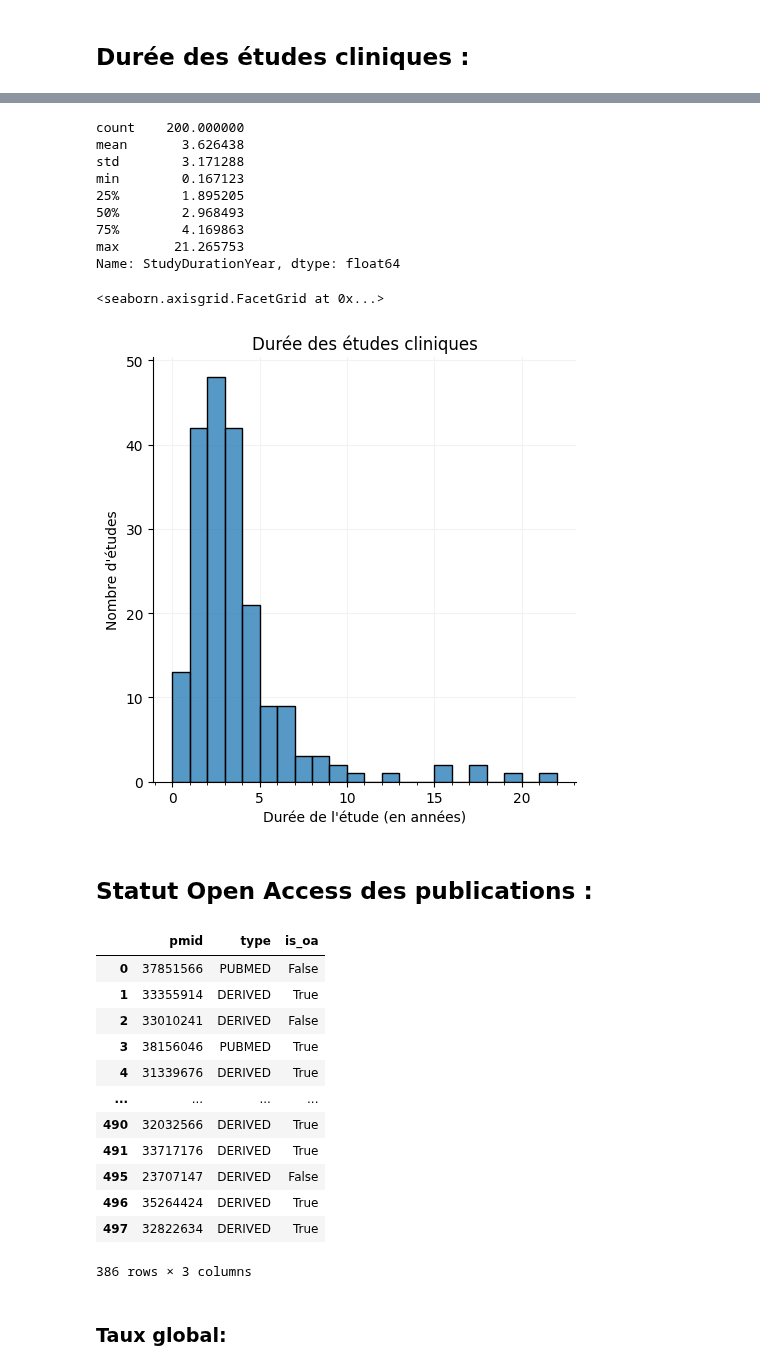
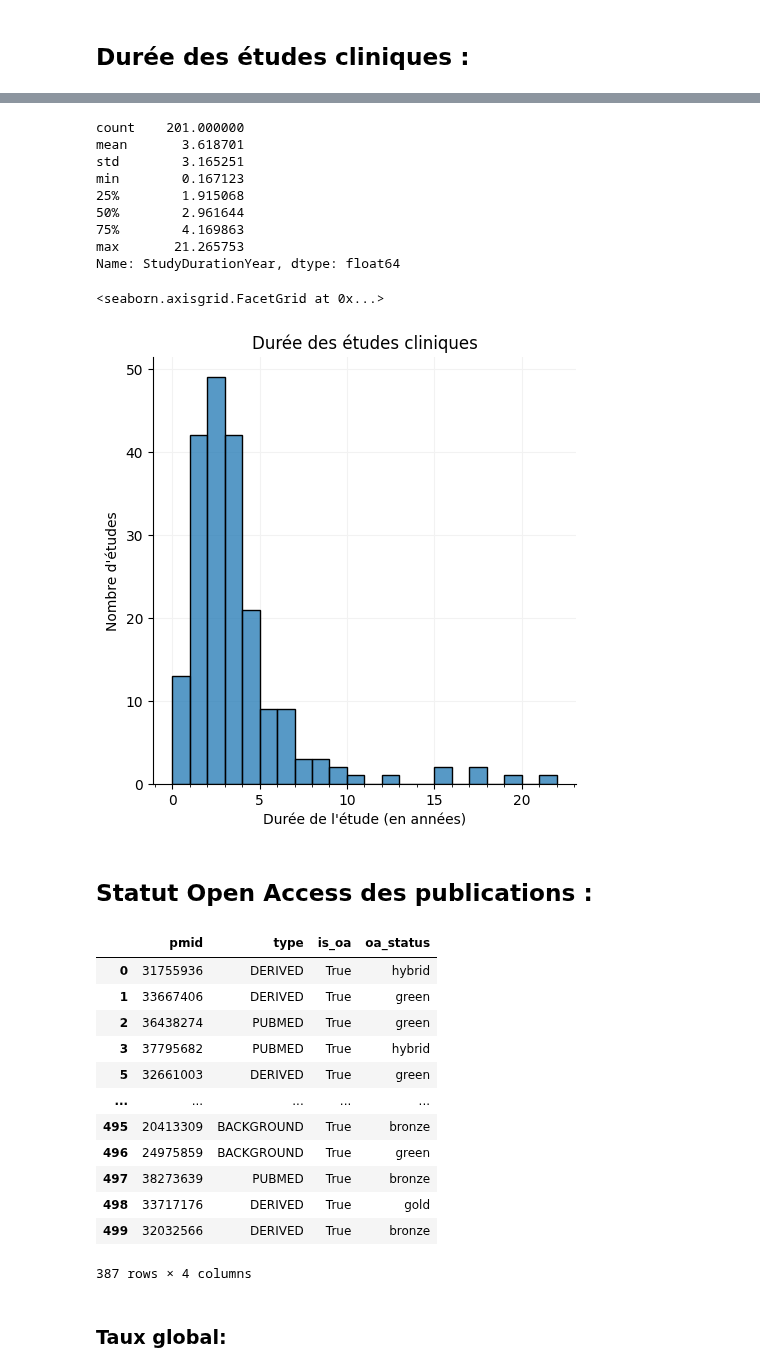
Before and after one commit to Inserm-IST/BSO-Inserm-Sante, a Jupyter notebook: 02_traitement_donnees_sante.ipynb, the cells around one changed output, grey strips where cells are left out. Saved outputs shown, nothing was run; the diff lists cells and outputs as text; code cells hidden in the pictures.

```diff
--- a/02_traitement_donnees_sante.ipynb
+++ b/02_traitement_donnees_sante.ipynb
@@ -33,6 +33,7 @@ df_extract = pd.read_csv('Data/outputs/df_extract.csv', sep=';', encoding='utf-8
 # %%
 df_extract = df_extract.astype(
     {
+        # ClinicalTrial
         'OverallStatus': 'category',
         'StudyType': 'category',
         'type': 'category',
@@ -40,7 +41,19 @@ df_extract = df_extract.astype(
         'StudyFirstPostDate': 'datetime64[ns]',
         'StartDate': 'datetime64[ns]',
         'CompletionDate': 'datetime64[ns]',
+
+        # Unpaywall
+        'is_paratext': 'boolean',
         'published_date': 'datetime64[ns]',
+        'is_oa': 'boolean',
+        'oa_status': 'category',
+        'has_repository_copy': 'boolean',
+
+        'type_openalex': 'category',
+        'primary_topic': 'category',
+        'subfield': 'category',
+        'field': 'category',
+        'domain': 'category',
     }
 )
 df_extract = df_extract.convert_dtypes()
@@ -1086,12 +1099,12 @@ time_study_duration['StudyDurationYear'] = (
 )
 time_study_duration['StudyDurationYear'].describe()
 # %% [output]
-count    200.000000
-mean       3.626438
-std        3.171288
+count    201.000000
+mean       3.618701
+std        3.165251
 min        0.167123
-25%        1.895205
-50%        2.968493
+25%        1.915068
+50%        2.961644
 75%        4.169863
 max       21.265753
 Name: StudyDurationYear, dtype: float64
@@ -1120,29 +1133,29 @@ g.set(
 )
 # %% [output]
 <seaborn.axisgrid.FacetGrid at 0x...>
-[figure, old version]
+[figure, new version]
 # %% [markdown]
 ## Statut Open Access des publications :
 # %%
 mask_pmid_unique = ~(df_corrected.loc[:, 'pmid'].duplicated())
 
 # Drop <NA> is_oa
-df_oa_status = df_corrected.loc[mask_pmid_unique, ['pmid', 'type', 'is_oa']].dropna()
+df_oa_status = df_corrected.loc[mask_pmid_unique, ['pmid', 'type', 'is_oa', 'oa_status']].dropna()
 df_oa_status
 # %% [output]
-|  | pmid | type | is_oa |
-| 0 | 37851566 | PUBMED | False |
-| 1 | 33355914 | DERIVED | True |
-| 2 | 33010241 | DERIVED | False |
-| 3 | 38156046 | PUBMED | True |
-| 4 | 31339676 | DERIVED | True |
-| ... | ... | ... | ... |
-| 490 | 32032566 | DERIVED | True |
-| 491 | 33717176 | DERIVED | True |
-| 495 | 23707147 | DERIVED | False |
-| 496 | 35264424 | DERIVED | True |
-| 497 | 32822634 | DERIVED | True |
+|  | pmid | type | is_oa | oa_status |
+| 0 | 31755936 | DERIVED | True | hybrid |
+| 1 | 33667406 | DERIVED | True | green |
+| 2 | 36438274 | PUBMED | True | green |
+| 3 | 37795682 | PUBMED | True | hybrid |
+| 5 | 32661003 | DERIVED | True | green |
+| ... | ... | ... | ... | ... |
+| 495 | 20413309 | BACKGROUND | True | bronze |
+| 496 | 24975859 | BACKGROUND | True | green |
+| 497 | 38273639 | PUBMED | True | bronze |
+| 498 | 33717176 | DERIVED | True | gold |
+| 499 | 32032566 | DERIVED | True | bronze |
-386 rows × 3 columns
+387 rows × 4 columns
 # %% [markdown]
 ### Taux global:
 # %%
```
Also changed, not shown: parts of 65 cells of this notebook.
